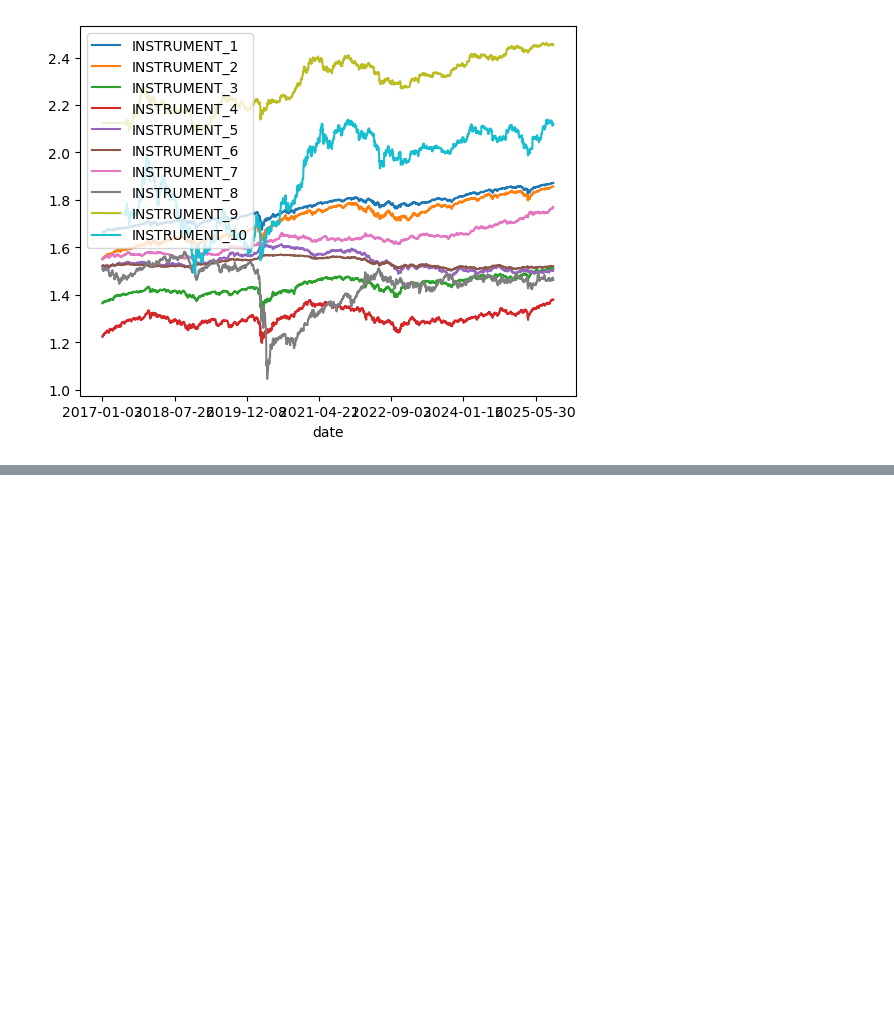
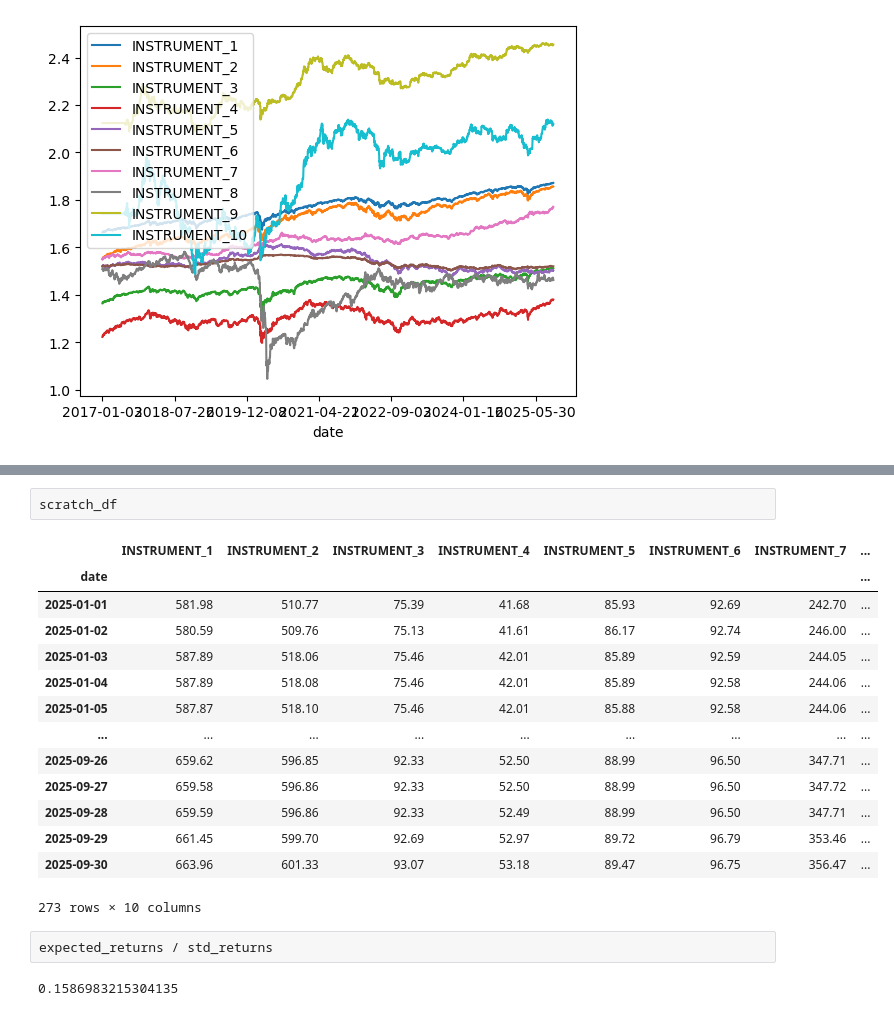
Before and after one commit to berra-dogan/man-imperial-algothon-2026, a Jupyter notebook: model.ipynb, the cells around one changed output, grey strips where cells are left out. Cells and saved outputs as stored; diff of their text form; blank space fills up the shorter version.

```diff
--- a/model.ipynb
+++ b/model.ipynb
@@ -865,0 +704,21 @@ weights_t
+# %%
+scratch_df
+# %% [output]
+|  | INSTRUMENT_1 | INSTRUMENT_2 | INSTRUMENT_3 | INSTRUMENT_4 | INSTRUMENT_5 | INSTRUMENT_6 | INSTRUMENT_7 | ... |
+| date |  |  |  |  |  |  |  | ... |
+| 2025-01-01 | 581.98 | 510.77 | 75.39 | 41.68 | 85.93 | 92.69 | 242.70 | ... |
+| 2025-01-02 | 580.59 | 509.76 | 75.13 | 41.61 | 86.17 | 92.74 | 246.00 | ... |
+| 2025-01-03 | 587.89 | 518.06 | 75.46 | 42.01 | 85.89 | 92.59 | 244.05 | ... |
+| 2025-01-04 | 587.89 | 518.08 | 75.46 | 42.01 | 85.89 | 92.58 | 244.06 | ... |
+| 2025-01-05 | 587.87 | 518.10 | 75.46 | 42.01 | 85.88 | 92.58 | 244.06 | ... |
+| ... | ... | ... | ... | ... | ... | ... | ... | ... |
+| 2025-09-26 | 659.62 | 596.85 | 92.33 | 52.50 | 88.99 | 96.50 | 347.71 | ... |
+| 2025-09-27 | 659.58 | 596.86 | 92.33 | 52.50 | 88.99 | 96.50 | 347.72 | ... |
+| 2025-09-28 | 659.59 | 596.86 | 92.33 | 52.49 | 88.99 | 96.50 | 347.71 | ... |
+| 2025-09-29 | 661.45 | 599.70 | 92.69 | 52.97 | 89.72 | 96.79 | 353.46 | ... |
+| 2025-09-30 | 663.96 | 601.33 | 93.07 | 53.18 | 89.47 | 96.75 | 356.47 | ... |
+273 rows × 10 columns
+# %%
+expected_returns / std_returns
+# %% [output]
+0.1586983215304135
```
Also changed, not shown: parts of 11 cells of this notebook, 17 other files.
